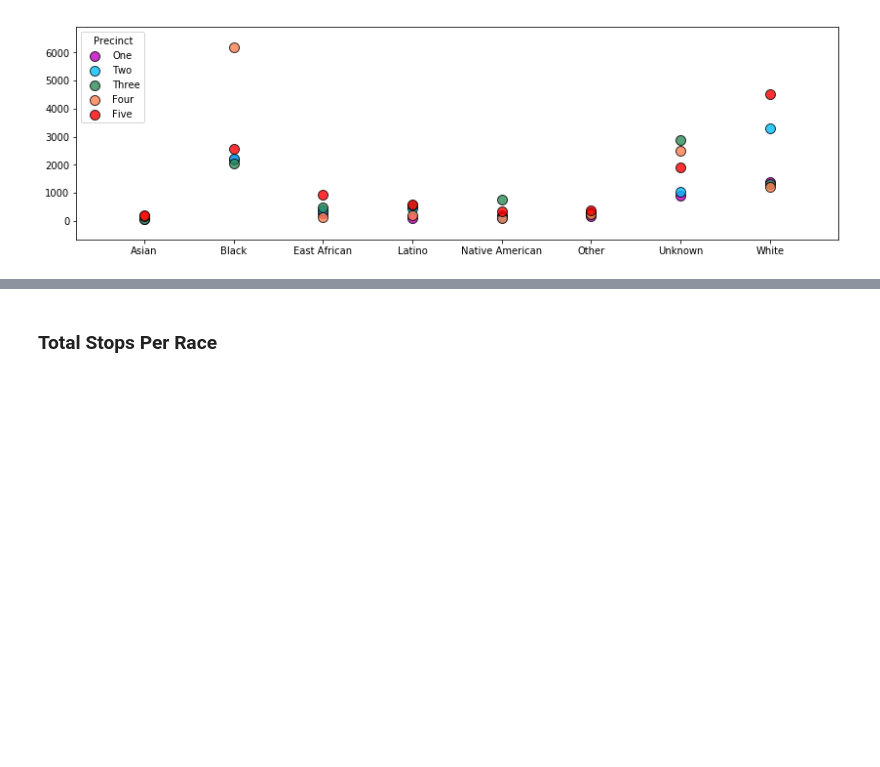
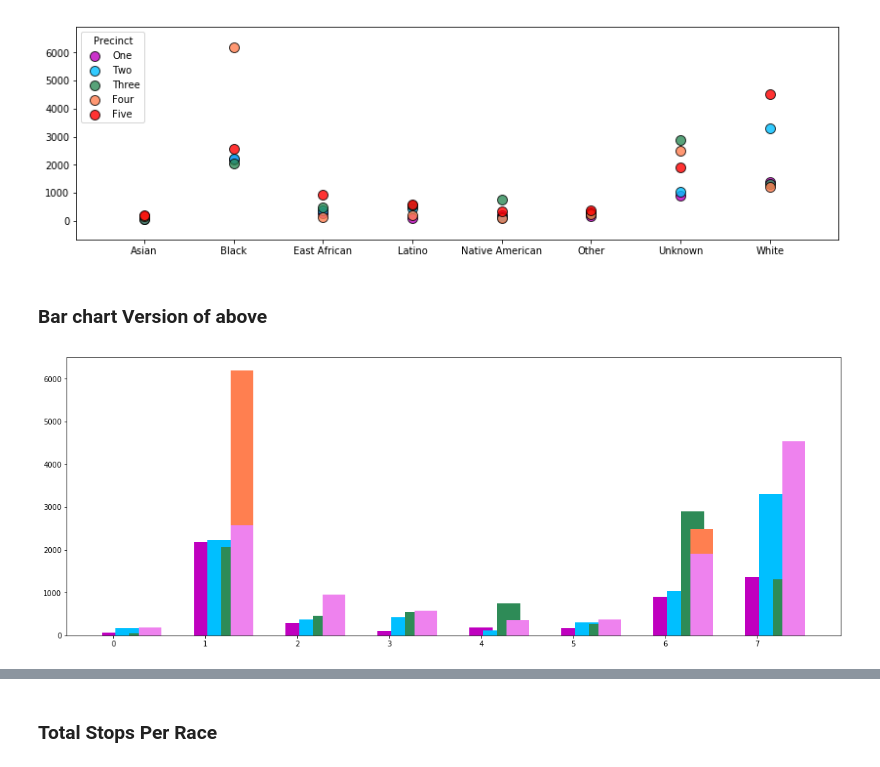
Before and after one commit to elu267/Project_GroupF, a Jupyter notebook: MN_Stop_Data.ipynb, the cells around one changed output, grey strips where cells are left out. Cells and saved outputs as stored; diff of their text form; code cells hidden in the pictures; blank space fills up the shorter version.

```diff
--- a/MN_Stop_Data.ipynb
+++ b/MN_Stop_Data.ipynb
@@ -364,6 +286,28 @@ ax8.margins(x=0.1,y=0.1)
 fig8.savefig('Stops_per_precinct_by_race2.png')
 # %% [output]
 [figure]
+# %% [markdown]
+### Bar chart Version of above
+# %%
+
+one = stppbr['one']
+two = stppbr['two']
+three = stppbr['three']
+four = stppbr['four']
+five = stppbr['five']
+
+fig11, ax11 = plt.subplots(figsize= (19,7))
+
+X = np.arange(8)
+plt.bar(X + 0.00, one, color = 'm', width = 0.25)
+plt.bar(X + 0.15, two, color = 'deepskyblue', width = 0.25)
+plt.bar(X + 0.30, three, color = 'seagreen', width = 0.25)
+plt.bar(X + 0.40, four, color = 'coral', width = 0.25)
+plt.bar(X + 0.40, five, color = 'violet', width = 0.25 )
+
+plt.show()
+# %% [output]
+[figure, added]
 # %%
 ##splitting up df to segment by precicnt
 fig2,ax = plt.subplots(5,1 , figsize=(11,18))
```
Also changed, not shown: parts of 21 cells of this notebook, 5 other files.
